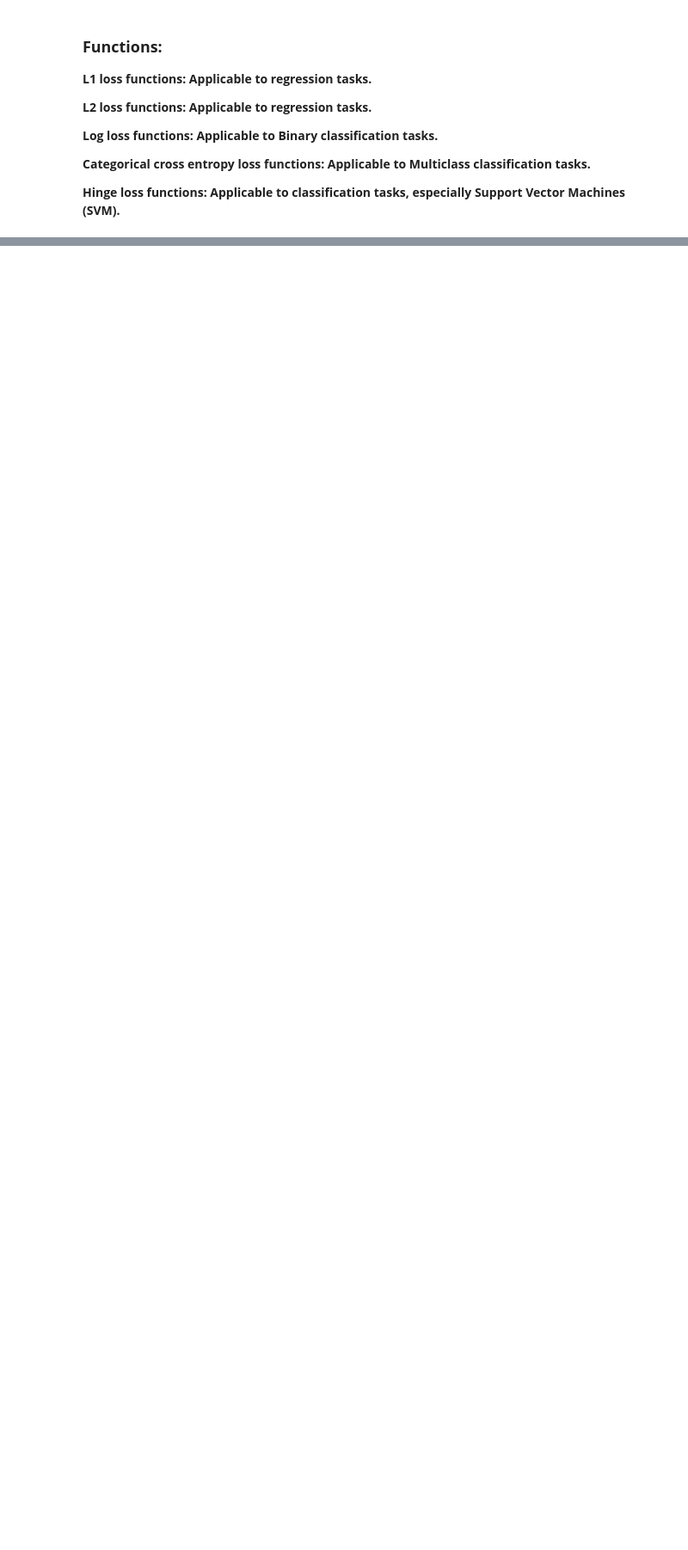
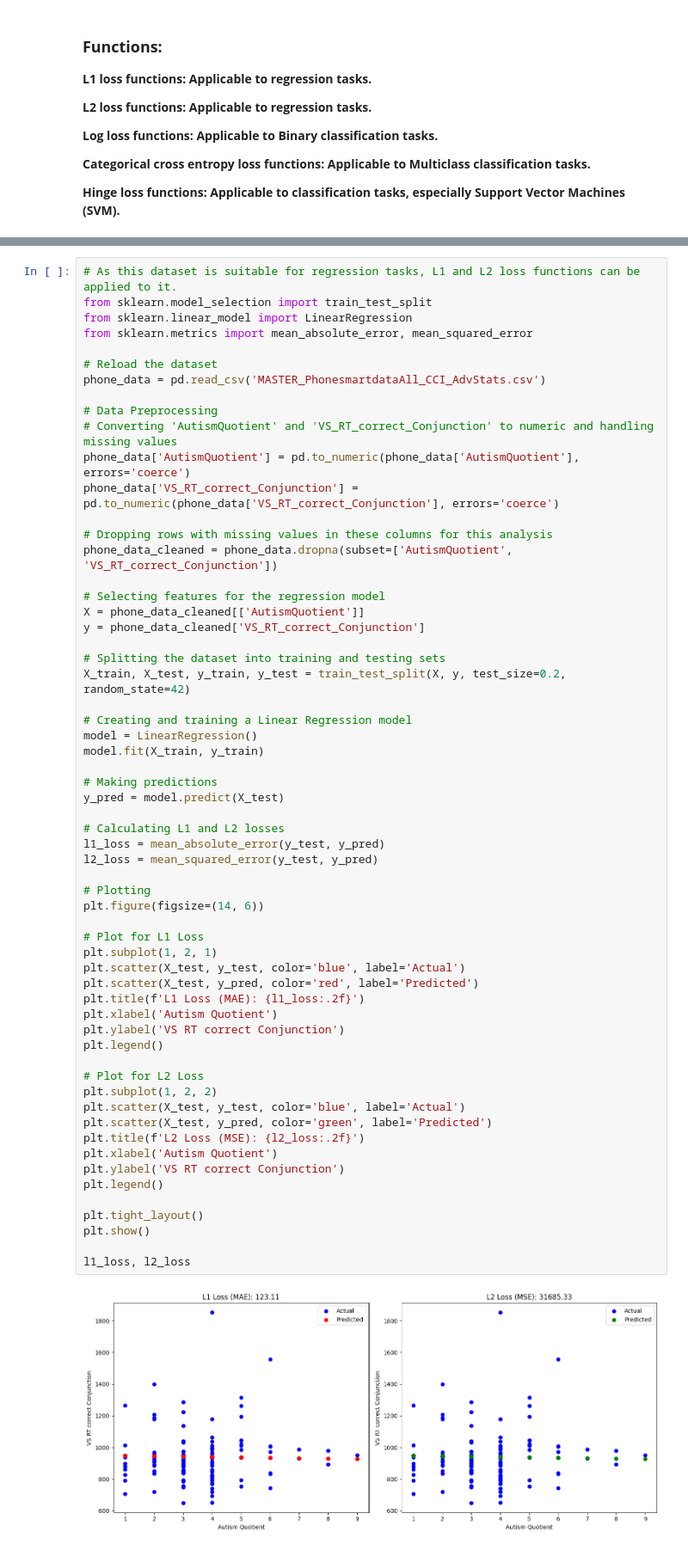
Before and after one commit to ChloeH719/Mathematics-and-Statistics, a Jupyter notebook: inclass_assignment2.ipynb, the cells around one changed output, grey strips where cells are left out. Shown at 86% size. Drawn from its saved outputs; the diff is of its cells as text; blank space fills up the shorter version.

Commit message:
task2 completed

```diff
--- a/inclass_assignment2.ipynb
+++ b/inclass_assignment2.ipynb
@@ -528,0 +533,62 @@ anova_result, mse
+# %%
+# As this dataset is suitable for regression tasks, L1 and L2 loss functions can be applied to it.
+from sklearn.model_selection import train_test_split
+from sklearn.linear_model import LinearRegression
+from sklearn.metrics import mean_absolute_error, mean_squared_error
+
+# Reload the dataset
+phone_data = pd.read_csv('MASTER_PhonesmartdataAll_CCI_AdvStats.csv')
+
+# Data Preprocessing
+# Converting 'AutismQuotient' and 'VS_RT_correct_Conjunction' to numeric and handling missing values
+phone_data['AutismQuotient'] = pd.to_numeric(phone_data['AutismQuotient'], errors='coerce')
+phone_data['VS_RT_correct_Conjunction'] = pd.to_numeric(phone_data['VS_RT_correct_Conjunction'], errors='coerce')
+
+# Dropping rows with missing values in these columns for this analysis
+phone_data_cleaned = phone_data.dropna(subset=['AutismQuotient', 'VS_RT_correct_Conjunction'])
+
+# Selecting features for the regression model
+X = phone_data_cleaned[['AutismQuotient']]
+y = phone_data_cleaned['VS_RT_correct_Conjunction']
+
+# Splitting the dataset into training and testing sets
+X_train, X_test, y_train, y_test = train_test_split(X, y, test_size=0.2, random_state=42)
+
+# Creating and training a Linear Regression model
+model = LinearRegression()
+model.fit(X_train, y_train)
+
+# Making predictions
+y_pred = model.predict(X_test)
+
+# Calculating L1 and L2 losses
+l1_loss = mean_absolute_error(y_test, y_pred)
+l2_loss = mean_squared_error(y_test, y_pred)
+
+# Plotting
+plt.figure(figsize=(14, 6))
+
+# Plot for L1 Loss
+plt.subplot(1, 2, 1)
+plt.scatter(X_test, y_test, color='blue', label='Actual')
+plt.scatter(X_test, y_pred, color='red', label='Predicted')
+plt.title(f'L1 Loss (MAE): {l1_loss:.2f}')
+plt.xlabel('Autism Quotient')
+plt.ylabel('VS RT correct Conjunction')
+plt.legend()
+
+# Plot for L2 Loss
+plt.subplot(1, 2, 2)
+plt.scatter(X_test, y_test, color='blue', label='Actual')
+plt.scatter(X_test, y_pred, color='green', label='Predicted')
+plt.title(f'L2 Loss (MSE): {l2_loss:.2f}')
+plt.xlabel('Autism Quotient')
+plt.ylabel('VS RT correct Conjunction')
+plt.legend()
+
+plt.tight_layout()
+plt.show()
+
+l1_loss, l2_loss
+# %% [output]
+[figure, added]
```
Also changed, not shown: parts of 32 cells of this notebook.
